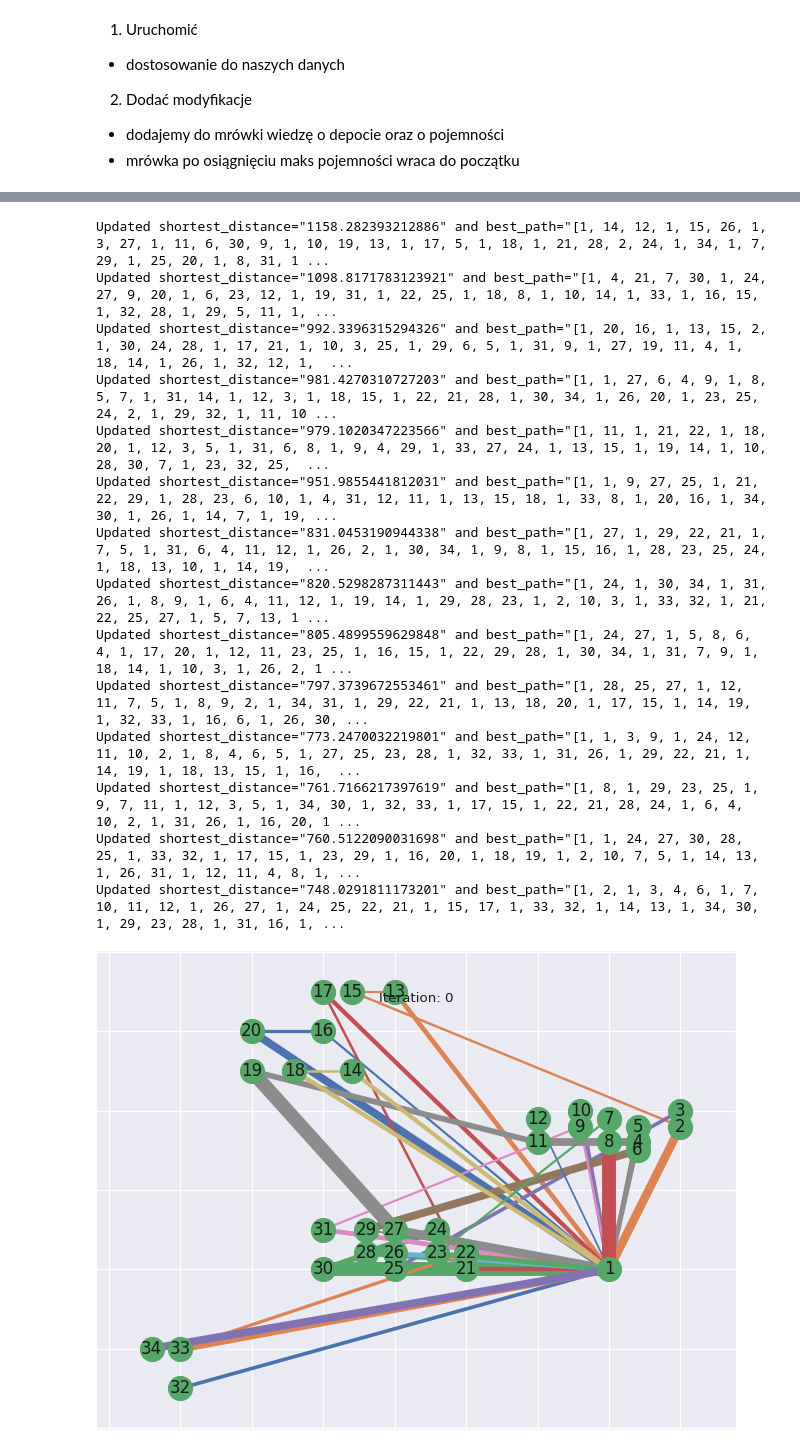
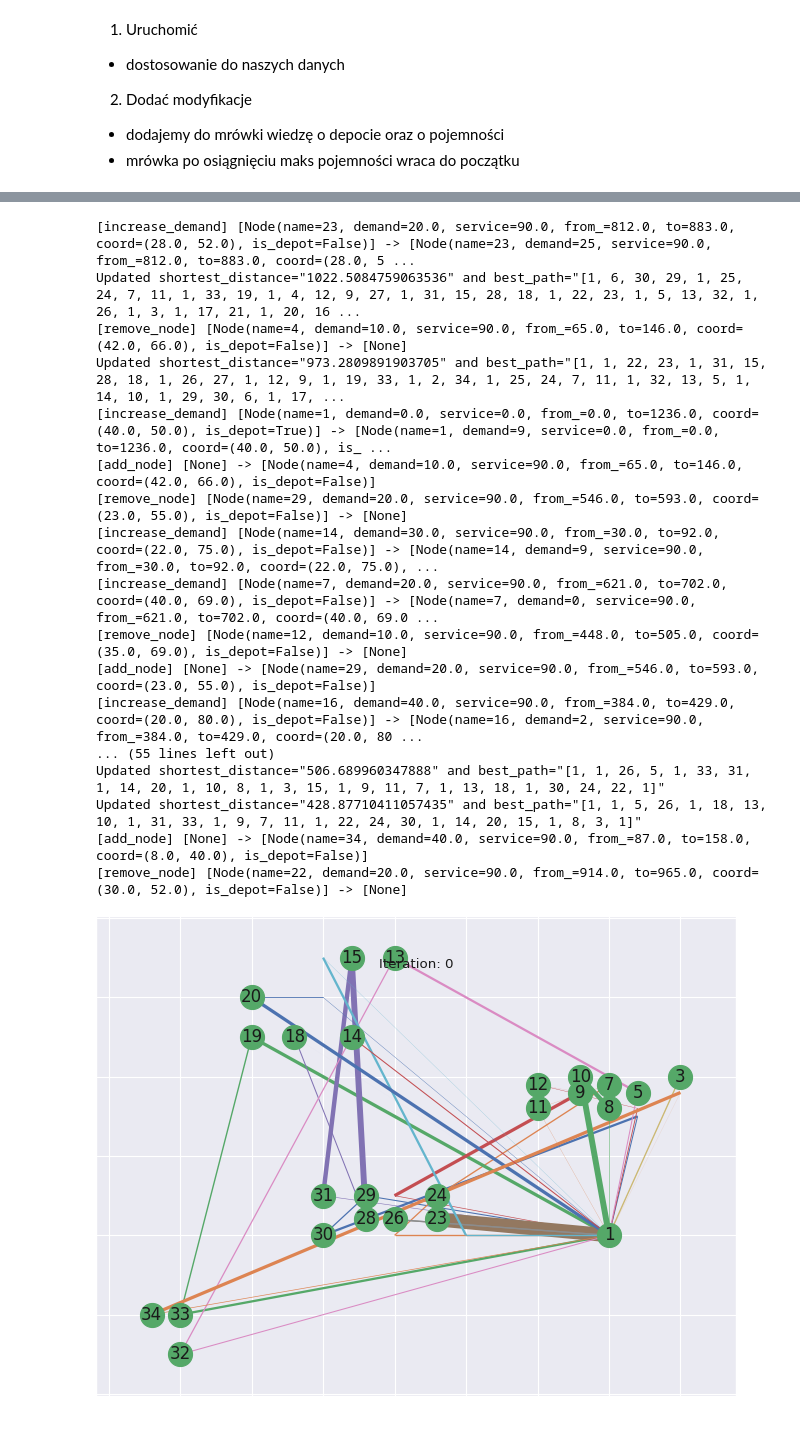
Before and after one commit to aI-lab-glider/aco-for-dynamic-optimization, a Jupyter notebook: swarmlib_/aco4tsp/testing.ipynb, the cells around one changed output, grey strips where cells are left out. Cells and saved outputs as stored; diff of their text form; code cells hidden in the pictures.

Commit message:
Adds non stationarity to problem

```diff
--- a/swarmlib_/aco4tsp/testing.ipynb
+++ b/swarmlib_/aco4tsp/testing.ipynb
@@ -44,29 +30,32 @@ Name: demand, dtype: float64
 # %%
 from swarmlib_.aco4tsp.aco_algorithm import ACOAlgorithm
-import logging
 
-# logging.basicConfig(level = logging.DEBUG)
 
-solver = ACOAlgorithm(problem, ant_number=10, iteration_number=100, c=50)
+solver = ACOAlgorithm(csv_path, ant_number=1, iteration_number=100, ant_capacity=50)
 best_path, _ = solver.solve()
 # %% [output]
-Updated shortest_distance="1158.282393212886" and best_path="[1, 14, 12, 1, 15, 26, 1, 3, 27, 1, 11, 6, 30, 9, 1, 10, 19, 13, 1, 17, 5, 1, 18, 1, 21, 28, 2, 24, 1, 34, 1, 7, 29, 1, 25, 20, 1, 8, 31, 1 ...
-Updated shortest_distance="1098.8171783123921" and best_path="[1, 4, 21, 7, 30, 1, 24, 27, 9, 20, 1, 6, 23, 12, 1, 19, 31, 1, 22, 25, 1, 18, 8, 1, 10, 14, 1, 33, 1, 16, 15, 1, 32, 28, 1, 29, 5, 11, 1, ...
-Updated shortest_distance="992.3396315294326" and best_path="[1, 20, 16, 1, 13, 15, 2, 1, 30, 24, 28, 1, 17, 21, 1, 10, 3, 25, 1, 29, 6, 5, 1, 31, 9, 1, 27, 19, 11, 4, 1, 18, 14, 1, 26, 1, 32, 12, 1,  ...
-Updated shortest_distance="981.4270310727203" and best_path="[1, 1, 27, 6, 4, 9, 1, 8, 5, 7, 1, 31, 14, 1, 12, 3, 1, 18, 15, 1, 22, 21, 28, 1, 30, 34, 1, 26, 20, 1, 23, 25, 24, 2, 1, 29, 32, 1, 11, 10 ...
-Updated shortest_distance="979.1020347223566" and best_path="[1, 11, 1, 21, 22, 1, 18, 20, 1, 12, 3, 5, 1, 31, 6, 8, 1, 9, 4, 29, 1, 33, 27, 24, 1, 13, 15, 1, 19, 14, 1, 10, 28, 30, 7, 1, 23, 32, 25,  ...
-Updated shortest_distance="951.9855441812031" and best_path="[1, 1, 9, 27, 25, 1, 21, 22, 29, 1, 28, 23, 6, 10, 1, 4, 31, 12, 11, 1, 13, 15, 18, 1, 33, 8, 1, 20, 16, 1, 34, 30, 1, 26, 1, 14, 7, 1, 19, ...
-Updated shortest_distance="831.0453190944338" and best_path="[1, 27, 1, 29, 22, 21, 1, 7, 5, 1, 31, 6, 4, 11, 12, 1, 26, 2, 1, 30, 34, 1, 9, 8, 1, 15, 16, 1, 28, 23, 25, 24, 1, 18, 13, 10, 1, 14, 19,  ...
-Updated shortest_distance="820.5298287311443" and best_path="[1, 24, 1, 30, 34, 1, 31, 26, 1, 8, 9, 1, 6, 4, 11, 12, 1, 19, 14, 1, 29, 28, 23, 1, 2, 10, 3, 1, 33, 32, 1, 21, 22, 25, 27, 1, 5, 7, 13, 1 ...
-Updated shortest_distance="805.4899559629848" and best_path="[1, 24, 27, 1, 5, 8, 6, 4, 1, 17, 20, 1, 12, 11, 23, 25, 1, 16, 15, 1, 22, 29, 28, 1, 30, 34, 1, 31, 7, 9, 1, 18, 14, 1, 10, 3, 1, 26, 2, 1 ...
-Updated shortest_distance="797.3739672553461" and best_path="[1, 28, 25, 27, 1, 12, 11, 7, 5, 1, 8, 9, 2, 1, 34, 31, 1, 29, 22, 21, 1, 13, 18, 20, 1, 17, 15, 1, 14, 19, 1, 32, 33, 1, 16, 6, 1, 26, 30, ...
-Updated shortest_distance="773.2470032219801" and best_path="[1, 1, 3, 9, 1, 24, 12, 11, 10, 2, 1, 8, 4, 6, 5, 1, 27, 25, 23, 28, 1, 32, 33, 1, 31, 26, 1, 29, 22, 21, 1, 14, 19, 1, 18, 13, 15, 1, 16,  ...
-Updated shortest_distance="761.7166217397619" and best_path="[1, 8, 1, 29, 23, 25, 1, 9, 7, 11, 1, 12, 3, 5, 1, 34, 30, 1, 32, 33, 1, 17, 15, 1, 22, 21, 28, 24, 1, 6, 4, 10, 2, 1, 31, 26, 1, 16, 20, 1 ...
-Updated shortest_distance="760.5122090031698" and best_path="[1, 1, 24, 27, 30, 28, 25, 1, 33, 32, 1, 17, 15, 1, 23, 29, 1, 16, 20, 1, 18, 19, 1, 2, 10, 7, 5, 1, 14, 13, 1, 26, 31, 1, 12, 11, 4, 8, 1, ...
-Updated shortest_distance="748.0291811173201" and best_path="[1, 2, 1, 3, 4, 6, 1, 7, 10, 11, 12, 1, 26, 27, 1, 24, 25, 22, 21, 1, 15, 17, 1, 33, 32, 1, 14, 13, 1, 34, 30, 1, 29, 23, 28, 1, 31, 16, 1, ...
+[increase_demand] [Node(name=23, demand=20.0, service=90.0, from_=812.0, to=883.0, coord=(28.0, 52.0), is_depot=False)] -> [Node(name=23, demand=25, service=90.0, from_=812.0, to=883.0, coord=(28.0, 5 ...
+Updated shortest_distance="1022.5084759063536" and best_path="[1, 6, 30, 29, 1, 25, 24, 7, 11, 1, 33, 19, 1, 4, 12, 9, 27, 1, 31, 15, 28, 18, 1, 22, 23, 1, 5, 13, 32, 1, 26, 1, 3, 1, 17, 21, 1, 20, 16 ...
+[remove_node] [Node(name=4, demand=10.0, service=90.0, from_=65.0, to=146.0, coord=(42.0, 66.0), is_depot=False)] -> [None]
+Updated shortest_distance="973.2809891903705" and best_path="[1, 1, 22, 23, 1, 31, 15, 28, 18, 1, 26, 27, 1, 12, 9, 1, 19, 33, 1, 2, 34, 1, 25, 24, 7, 11, 1, 32, 13, 5, 1, 14, 10, 1, 29, 30, 6, 1, 17, ...
+[increase_demand] [Node(name=1, demand=0.0, service=0.0, from_=0.0, to=1236.0, coord=(40.0, 50.0), is_depot=True)] -> [Node(name=1, demand=9, service=0.0, from_=0.0, to=1236.0, coord=(40.0, 50.0), is_ ...
+[add_node] [None] -> [Node(name=4, demand=10.0, service=90.0, from_=65.0, to=146.0, coord=(42.0, 66.0), is_depot=False)]
+[remove_node] [Node(name=29, demand=20.0, service=90.0, from_=546.0, to=593.0, coord=(23.0, 55.0), is_depot=False)] -> [None]
+[increase_demand] [Node(name=14, demand=30.0, service=90.0, from_=30.0, to=92.0, coord=(22.0, 75.0), is_depot=False)] -> [Node(name=14, demand=9, service=90.0, from_=30.0, to=92.0, coord=(22.0, 75.0), ...
+[increase_demand] [Node(name=7, demand=20.0, service=90.0, from_=621.0, to=702.0, coord=(40.0, 69.0), is_depot=False)] -> [Node(name=7, demand=0, service=90.0, from_=621.0, to=702.0, coord=(40.0, 69.0 ...
+[remove_node] [Node(name=12, demand=10.0, service=90.0, from_=448.0, to=505.0, coord=(35.0, 69.0), is_depot=False)] -> [None]
+[add_node] [None] -> [Node(name=29, demand=20.0, service=90.0, from_=546.0, to=593.0, coord=(23.0, 55.0), is_depot=False)]
+[increase_demand] [Node(name=16, demand=40.0, service=90.0, from_=384.0, to=429.0, coord=(20.0, 80.0), is_depot=False)] -> [Node(name=16, demand=2, service=90.0, from_=384.0, to=429.0, coord=(20.0, 80 ...
+... (55 lines left out)
+Updated shortest_distance="506.689960347888" and best_path="[1, 1, 26, 5, 1, 33, 31, 1, 14, 20, 1, 10, 8, 1, 3, 15, 1, 9, 11, 7, 1, 13, 18, 1, 30, 24, 22, 1]"
+Updated shortest_distance="428.87710411057435" and best_path="[1, 1, 5, 26, 1, 18, 13, 10, 1, 31, 33, 1, 9, 7, 11, 1, 22, 24, 30, 1, 14, 20, 15, 1, 8, 3, 1]"
+[add_node] [None] -> [Node(name=34, demand=40.0, service=90.0, from_=87.0, to=158.0, coord=(8.0, 40.0), is_depot=False)]
+[remove_node] [Node(name=22, demand=20.0, service=90.0, from_=914.0, to=965.0, coord=(30.0, 52.0), is_depot=False)] -> [None]
 # %%
-import seaborn as sns
-sns.set_theme('paper')
-solver.replay()
+# TODO: Maybe fix in very far perspective
+
+# import seaborn as sns
+# sns.set_theme('paper')
+# solver.replay()
 # %% [output]
-[figure, old version]
+[figure, new version]
```
Also changed, not shown: parts of 8 cells of this notebook, 7 other files.
